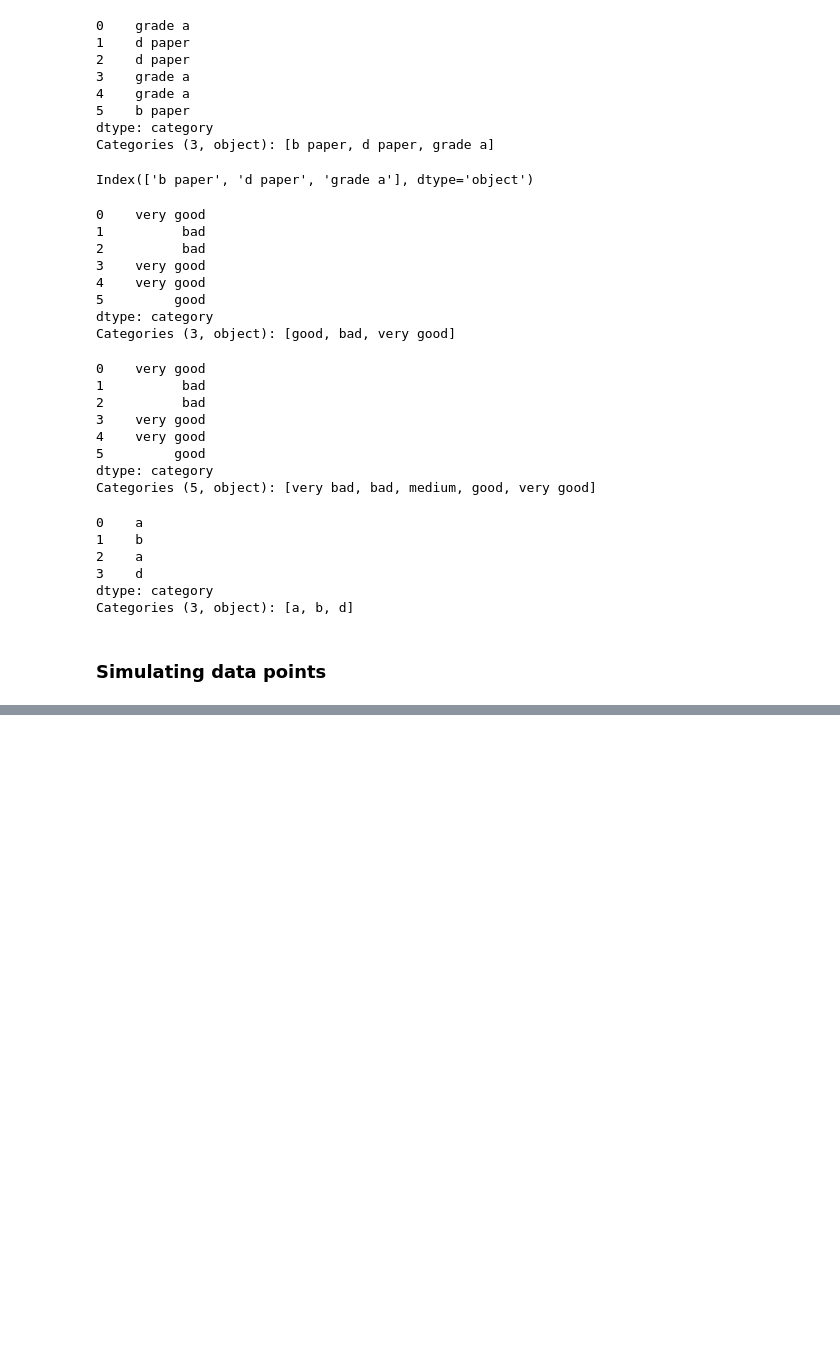
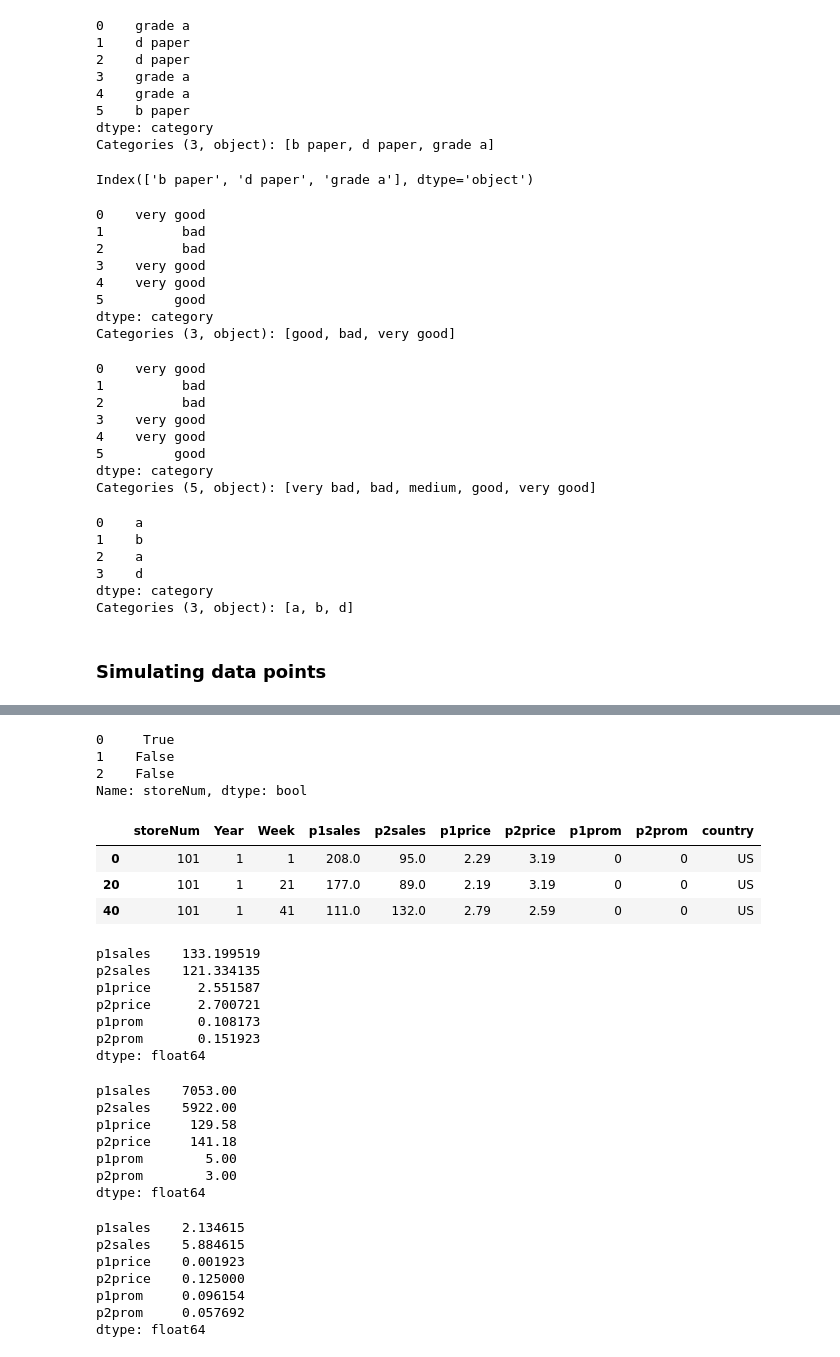
Before and after one commit to dyoung418/pandas-r-for-mktg, a Jupyter notebook: 3_simdata_plotting.ipynb, the cells around one changed output, grey strips where cells are left out. Drawn from its saved outputs; the diff is of its cells as text; code cells hidden in the pictures; blank space fills up the shorter version.

Commit message:
added indexing section to 3_

```diff
--- a/3_simdata_plotting.ipynb
+++ b/3_simdata_plotting.ipynb
@@ -351,3 +351,48 @@ The mean value of the other variables at each p1price value
 | 2.79 | 25.797030 | 1.507426 | 0.106436 | 118.646040 | 2.712277 | 0.138614 | 132.844059 |
 | 2.99 | 27.140187 | 1.464953 | 0.098131 | 110.544393 | 2.692336 | 0.156542 | 143.822430 |
 | All | 26.500000 | 1.500000 | 0.108173 | 133.199519 | 2.700721 | 0.151923 | 121.334135 |
+# %%
+# indexing
+# create a boolean vector which describes which rows are store 101
+(df_store.storeNum ==101)[:3]  #show just the first 3
+# show just the rows for store 101 in year 1
+df_store.loc[(df_store.storeNum==101) & (df_store.Year==1),:].iloc[:3,:] #iloc shows just the first 3
+
+# show the mean of each of columns 3 thru 9
+df_store.iloc[:,3:9].apply(np.mean, axis=0)
+
+# using the indexing above, show total (sum) sales for store 101 in year 1
+df_store.loc[(df_store.storeNum==101) & (df_store.Year==1),:].iloc[:,3:9].apply(np.sum, axis=0)
+
+# now try specifying an anonymous function
+df_store.loc[(df_store.storeNum==101) & (df_store.Year==1),:].iloc[:,3:9].apply(lambda x: np.mean(x)-np.median(x), axis=0)
+# %% [output]
+0     True
+1    False
+2    False
+Name: storeNum, dtype: bool
+|  | storeNum | Year | Week | p1sales | p2sales | p1price | p2price | p1prom | p2prom | country |
+| 0 | 101 | 1 | 1 | 208.0 | 95.0 | 2.29 | 3.19 | 0 | 0 | US |
+| 20 | 101 | 1 | 21 | 177.0 | 89.0 | 2.19 | 3.19 | 0 | 0 | US |
+| 40 | 101 | 1 | 41 | 111.0 | 132.0 | 2.79 | 2.59 | 0 | 0 | US |
+p1sales    133.199519
+p2sales    121.334135
+p1price      2.551587
+p2price      2.700721
+p1prom       0.108173
+p2prom       0.151923
+dtype: float64
+p1sales    7053.00
+p2sales    5922.00
+p1price     129.58
+p2price     141.18
+p1prom        5.00
+p2prom        3.00
+dtype: float64
+p1sales    2.134615
+p2sales    5.884615
+p1price    0.001923
+p2price    0.125000
+p1prom     0.096154
+p2prom     0.057692
+dtype: float64
```
Also changed, not shown: parts of 11 cells of this notebook.
